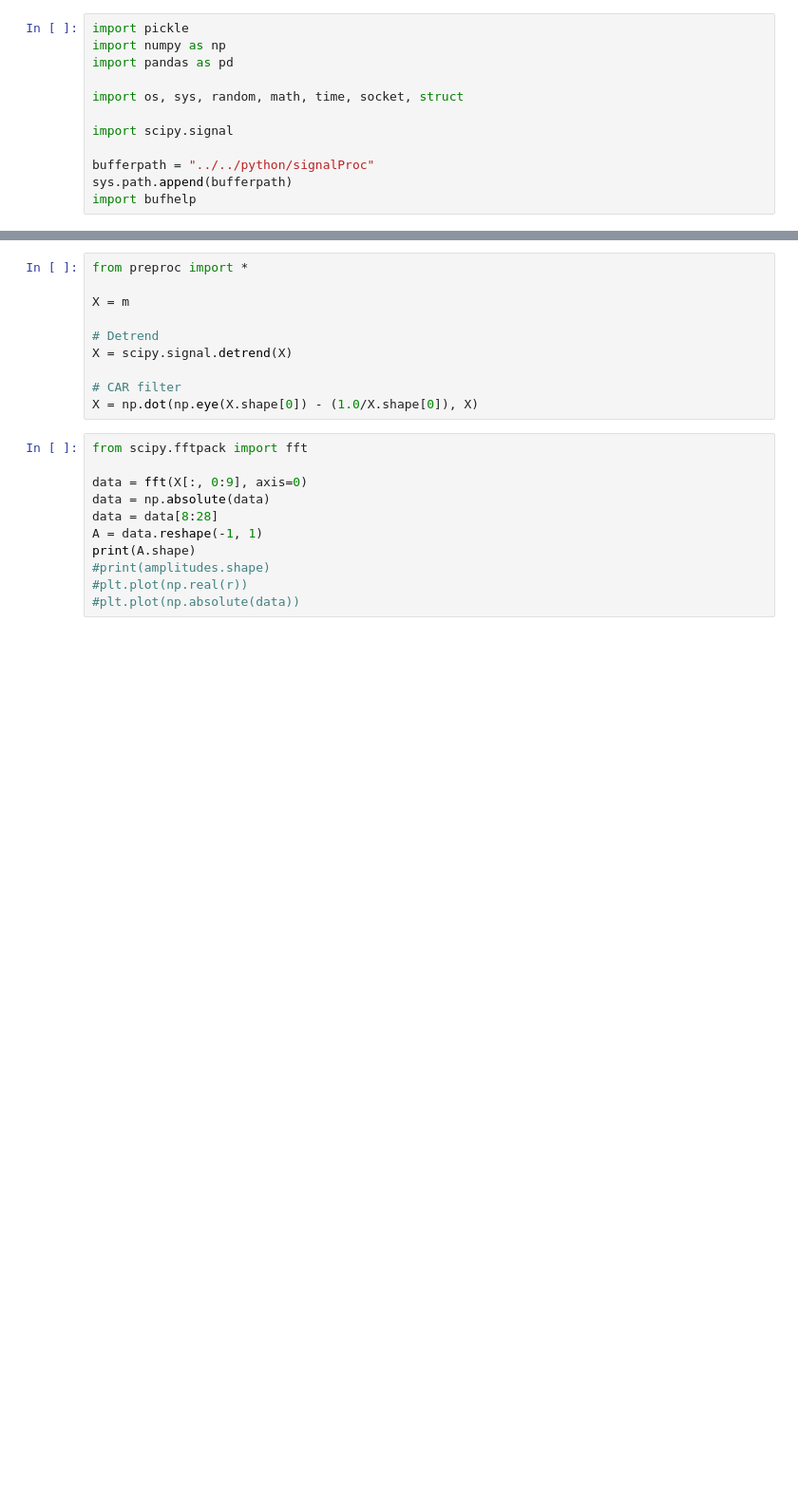
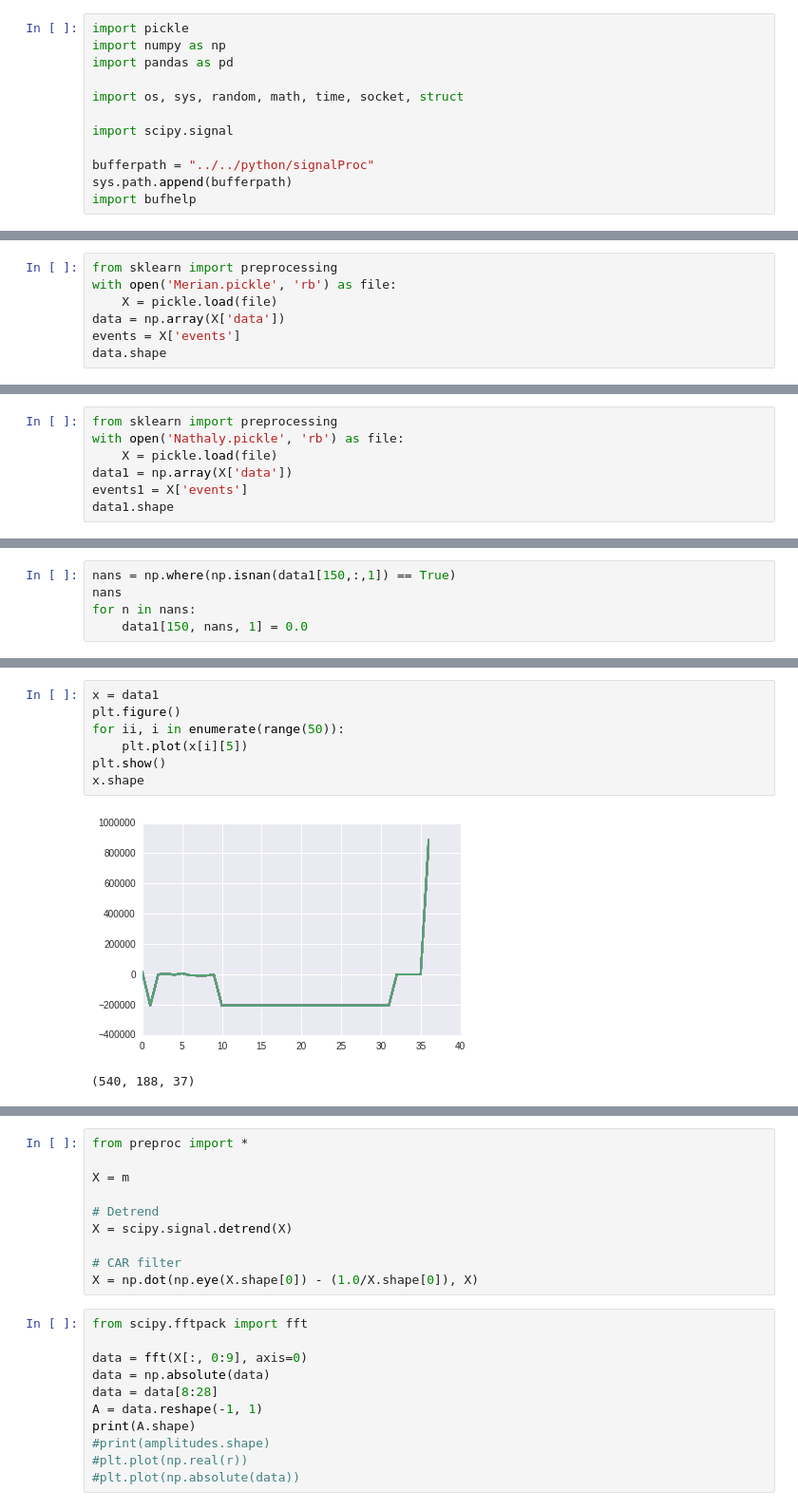
Before and after one commit to kevin91nl/brainhackers, a Jupyter notebook: Testing.ipynb, the cells around one changed output, grey strips where cells are left out. Shown: that part at 95% size. Saved outputs shown, nothing was run; the diff lists cells and outputs as text; blank space fills up the shorter version.

```diff
--- a/Testing.ipynb
+++ b/Testing.ipynb
@@ -61,0 +19,7 @@ def epoch2vector(epoch):
+# %%
+from sklearn import preprocessing
+with open('Merian.pickle', 'rb') as file:
+    X = pickle.load(file)
+data = np.array(X['data'])
+events = X['events']
+data.shape
@@ -61,0 +28,7 @@ def epoch2vector(epoch):
+# %%
+from sklearn import preprocessing
+with open('Nathaly.pickle', 'rb') as file:
+    X = pickle.load(file)
+data1 = np.array(X['data'])
+events1 = X['events']
+data1.shape
@@ -61,0 +37,5 @@ def epoch2vector(epoch):
+# %%
+nans = np.where(np.isnan(data1[150,:,1]) == True)
+nans
+for n in nans:
+    data1[150, nans, 1] = 0.0
@@ -61,0 +51,10 @@ def epoch2vector(epoch):
+# %%
+x = data1
+plt.figure()
+for ii, i in enumerate(range(50)):
+    plt.plot(x[i][5])
+plt.show()
+x.shape
+# %% [output]
+[figure, added]
+(540, 188, 37)
```
Also changed, not shown: parts of 26 cells of this notebook, 5 other files.
